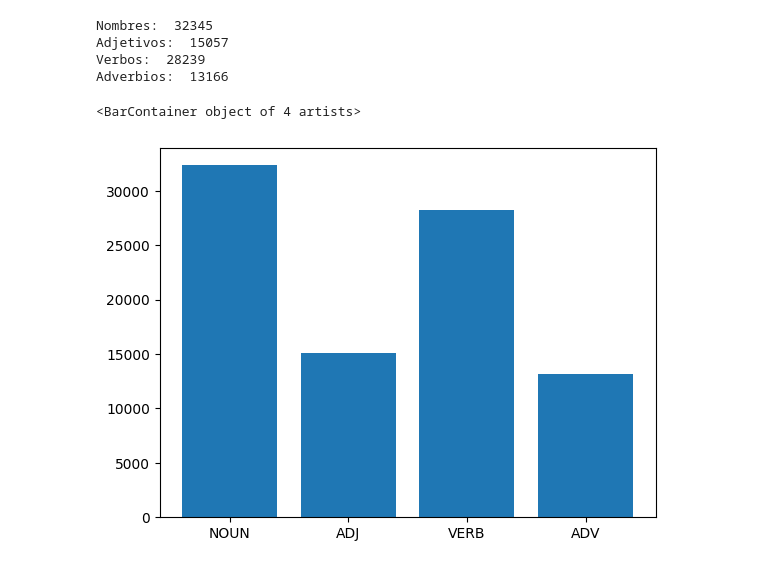
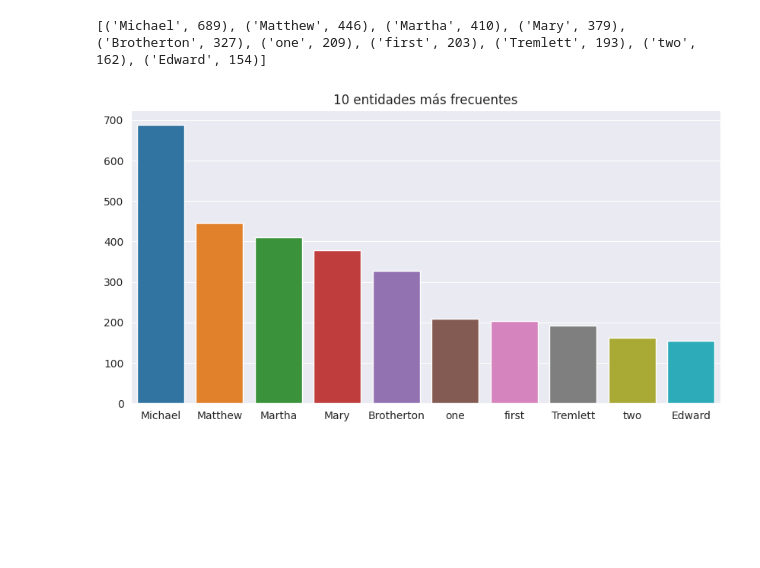
Before and after one commit to igl35/master-ua, a Jupyter notebook: Minería de textos/practica1a.ipynb, the cells around one changed output. Drawn from its saved outputs; the diff is of its cells as text; code cells hidden in the pictures; blank space fills up the shorter version.

```diff
--- a/Minería de textos/practica1a.ipynb
+++ b/Minería de textos/practica1a.ipynb
@@ -96,31 +76,24 @@ df['palabra'].value_counts().head(10).plot(kind='bar')
-# %%
-#Crear un gráfico donde se muestren la cantidad de nombres, adjetivos, verbos y adverbios.  (opcional: mostrar en un gráfico).
-from collections import Counter
-import matplotlib.pyplot as plt
-import numpy as np
-import pandas as pd
-
-#Cargamos el csv
-df = pd.read_csv('analisis.csv', names=['palabra', 'lemma', 'categoria_gramatical', 'tipo_dependencia', 'palabra_depende'])
-#Filtramos por cada uan de las categorías gramaticales
-df_noun = df[df['categoria_gramatical'] == 'NOUN']
-df_adj = df[df['categoria_gramatical'] == 'ADJ']
-df_verb = df[df['categoria_gramatical'] == 'VERB']
-df_adv = df[df['categoria_gramatical'] == 'ADV']
-
-#Contamos cuantos nombres, adjetivos, verbos y adverbios hay
-print('Nombres: ', len(df_noun))
-print('Adjetivos: ', len(df_adj))
-print('Verbos: ', len(df_verb))
-print('Adverbios: ', len(df_adv))
-
-
-#creamos un gráficom con la cantidad de nombres, adjetivos, verbos y adverbios
-plt.bar(['NOUN', 'ADJ', 'VERB', 'ADV'], [len(df_noun), len(df_adj), len(df_verb), len(df_adv)])
-# %% [output]
-Nombres:  32345
-Adjetivos:  15057
-Verbos:  28239
-Adverbios:  13166
-<BarContainer object of 4 artists>
-[figure, removed]
+# %%
+
+#Extraer las 10 entidades nombradas más frecuentes (opcional: mostrar en un gráfico).para ello recorre cada uno de los parrafos y extrae las entidades nlp
+#y los guarda en una lista. Una vez extraidos todos las entidades, cuenta cuantas veces aparece cada uno de ellos y muestra los 10 más frecuentes
+from collections import Counter
+entidades = []
+for parrafo in parrafos:
+    doc = nlp(parrafo.text)
+    for ent in doc.ents:
+        entidades.append(ent.text)
+frecuencia = Counter(entidades)
+print(frecuencia.most_common(10))
+
+#grafica las 10 palabras más frecuentes
+import matplotlib.pyplot as plt
+import seaborn as sns
+sns.set_style("darkgrid")
+plt.figure(figsize=(10, 5))
+plt.title('10 entidades más frecuentes')
+sns.barplot(x=[x[0] for x in frecuencia.most_common(10)], y=[x[1] for x in frecuencia.most_common(10)])
+plt.show()
+# %% [output]
+[('Michael', 689), ('Matthew', 446), ('Martha', 410), ('Mary', 379), ('Brotherton', 327), ('one', 209), ('first', 203), ('Tremlett', 193), ('two', 162), ('Edward', 154)]
+[figure, added]
```
Also changed, not shown: parts of 5 cells of this notebook, 1 other file.
